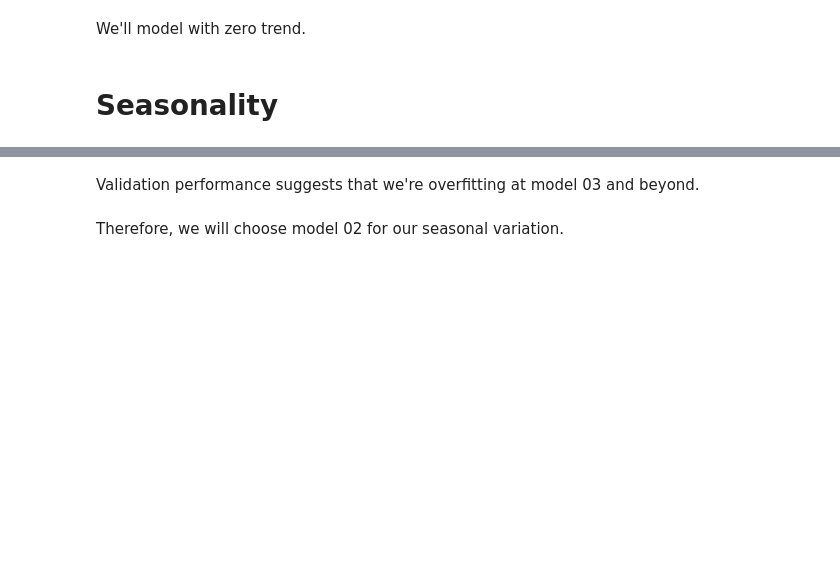
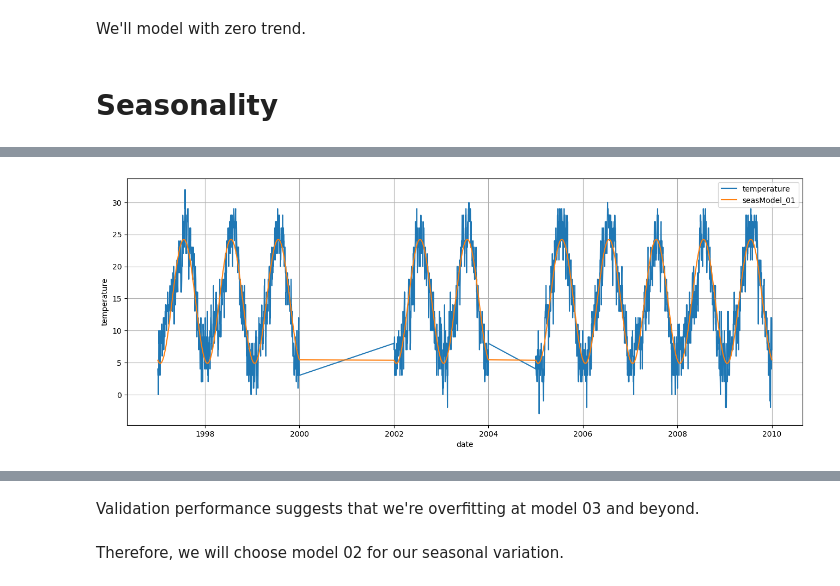
Before and after one commit to rkraig/DLA, a Jupyter notebook: 202008_codingChallenges/20200904_madrid/madridWeather.ipynb, the cells around one changed output, grey strips where cells are left out. Cells and saved outputs as stored; diff of their text form; code cells hidden in the pictures; blank space fills up the shorter version.

Commit message:
madridWeather: updated Seasonality section

```diff
--- a/202008_codingChallenges/20200904_madrid/madridWeather.ipynb
+++ b/202008_codingChallenges/20200904_madrid/madridWeather.ipynb
@@ -756,0 +748,12 @@ print((amplitude,phase_fraction,phase_day))
+# %%
+# Fit 10 seasonal Fourier models, model order = 1 through 10
+    # Each model considers a linear combination of the Fourier basis functions up through frequency = f
+    # Number of Parameters for each model = 2*(Model Order)
+# Model order allows us to tradeoff bias/variance. See where the best fit is.
+sm_seasModel = [None]
+seasModelResults = [None]
+for modelOrder in range(1,1+maxFreq):
+    components_TL = [(('sin_%02d'%f),('cos_%02d'%f)) for f in range(1,1+modelOrder)]
+    components = [component for pair in components_TL for component in pair]
+    sm_seasModel.append(OLS(train_df_hasFullYear.temperature-ybar,train_df_hasFullYear[components],missing='drop'))
+    seasModelResults.append(sm_seasModel[-1].fit())
@@ -756,0 +786,17 @@ print((amplitude,phase_fraction,phase_day))
+# %%
+seasModelPredictions_train = [None]
+for modelOrder in range(1,1+maxFreq):
+    thisPred = ybar
+    for f in range(1,1+modelOrder):
+        thisPred += seasModelResults[modelOrder].params['sin_%02d'%f]*train_df_hasFullYear['sin_%02d'%f]
+        thisPred += seasModelResults[modelOrder].params['cos_%02d'%f]*train_df_hasFullYear['cos_%02d'%f]
+    seasModelPredictions_train.append(thisPred.rename('seasModel_%02d'%modelOrder))
+seasModelResiduals_train=[None]
+for modelOrder in range(1,1+maxFreq):
+    seasModelResiduals_train.append(
+        (train_df_hasFullYear.temperature - seasModelPredictions_train[modelOrder]).rename('residuals_%02d'%freq))
+# %%
+plot_series([train_df_hasFullYear.temperature,seasModelPredictions_train[1]],None,
+                   xlabel='date',ylabel='temperature')
+# %% [output]
+[figure, added]
```
Also changed, not shown: parts of 41 cells of this notebook.
